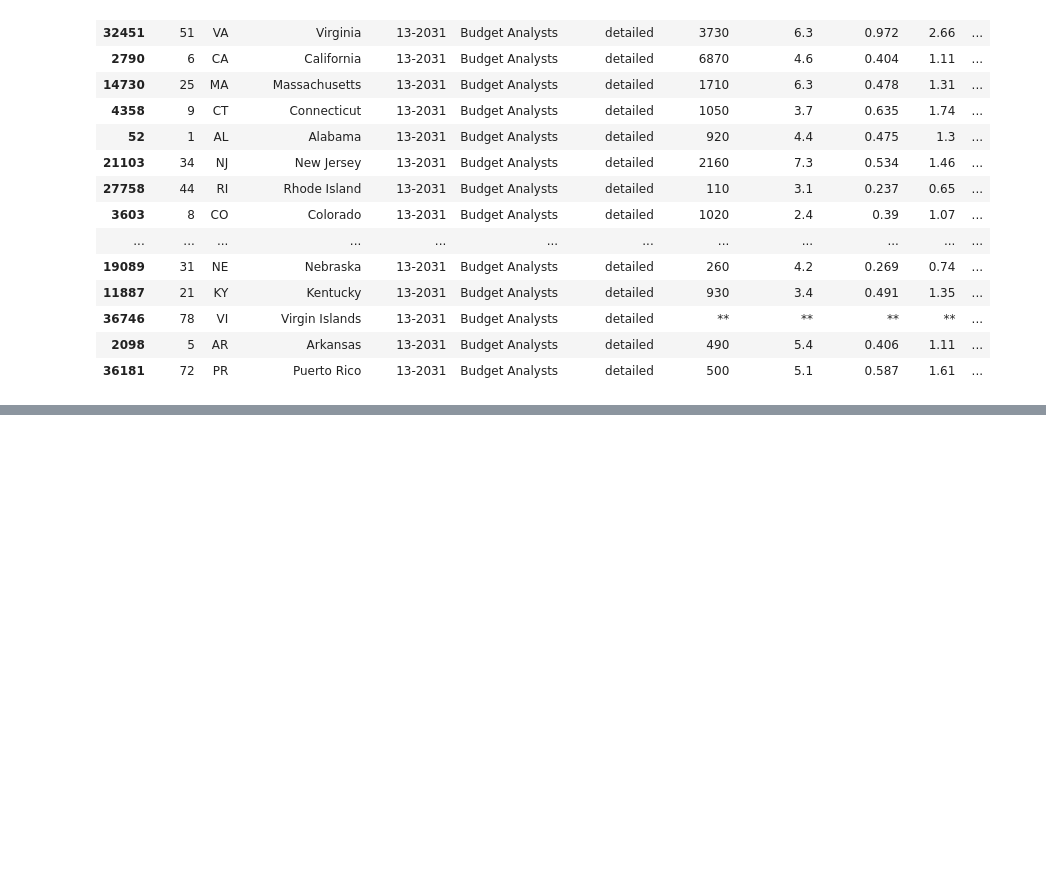
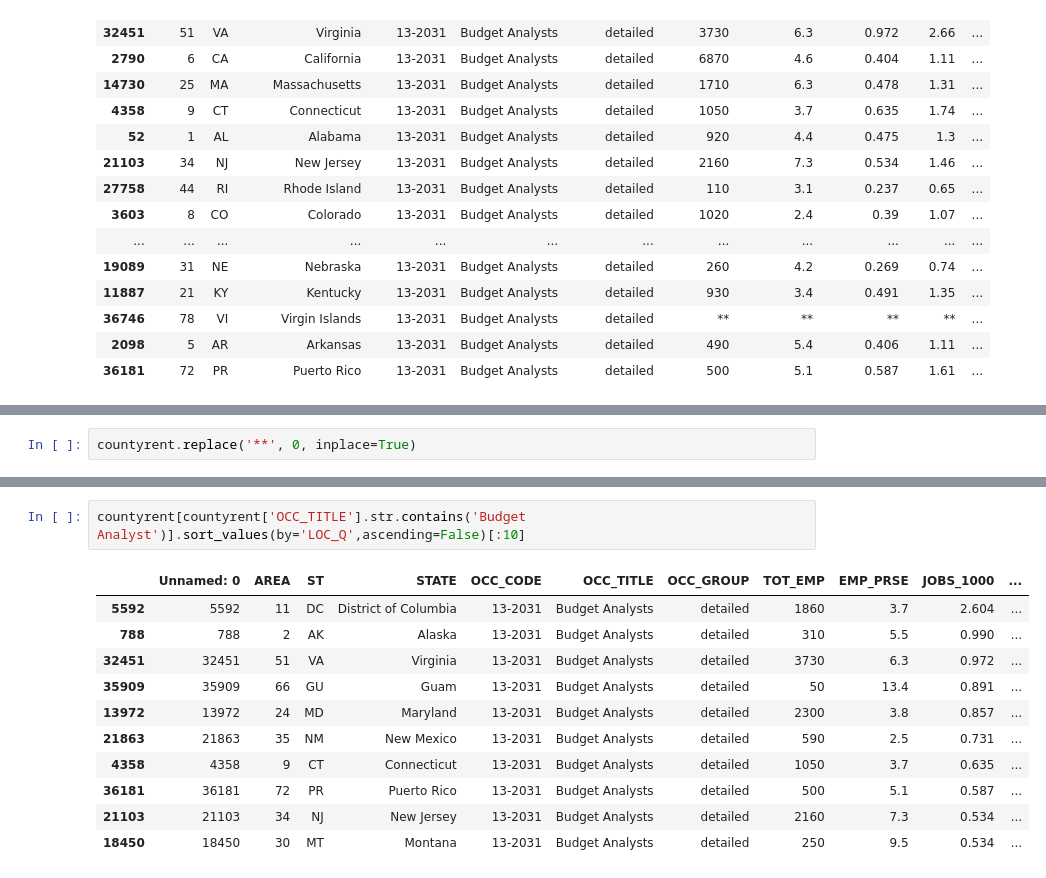
Before and after one commit to MikeDaBossss/Placestolive, a Jupyter notebook: rent.ipynb, the cells around one changed output, grey strips where cells are left out. Drawn from its saved outputs; the diff is of its cells as text; blank space fills up the shorter version.

```diff
--- a/rent.ipynb
+++ b/rent.ipynb
@@ -161,0 +181,2 @@ countyrent[countyrent['OCC_TITLE'].str.contains('Budget Analyst')].sort_values(b
+# %%
+countyrent.replace('**', 0, inplace=True)
@@ -161,0 +187,14 @@ countyrent[countyrent['OCC_TITLE'].str.contains('Budget Analyst')].sort_values(b
+# %%
+countyrent[countyrent['OCC_TITLE'].str.contains('Budget Analyst')].sort_values(by='LOC_Q',ascending=False)[:10]
+# %% [output]
+|  | Unnamed: 0 | AREA | ST | STATE | OCC_CODE | OCC_TITLE | OCC_GROUP | TOT_EMP | EMP_PRSE | JOBS_1000 | ... |
+| 5592 | 5592 | 11 | DC | District of Columbia | 13-2031 | Budget Analysts | detailed | 1860 | 3.7 | 2.604 | ... |
+| 788 | 788 | 2 | AK | Alaska | 13-2031 | Budget Analysts | detailed | 310 | 5.5 | 0.990 | ... |
+| 32451 | 32451 | 51 | VA | Virginia | 13-2031 | Budget Analysts | detailed | 3730 | 6.3 | 0.972 | ... |
+| 35909 | 35909 | 66 | GU | Guam | 13-2031 | Budget Analysts | detailed | 50 | 13.4 | 0.891 | ... |
+| 13972 | 13972 | 24 | MD | Maryland | 13-2031 | Budget Analysts | detailed | 2300 | 3.8 | 0.857 | ... |
+| 21863 | 21863 | 35 | NM | New Mexico | 13-2031 | Budget Analysts | detailed | 590 | 2.5 | 0.731 | ... |
+| 4358 | 4358 | 9 | CT | Connecticut | 13-2031 | Budget Analysts | detailed | 1050 | 3.7 | 0.635 | ... |
+| 36181 | 36181 | 72 | PR | Puerto Rico | 13-2031 | Budget Analysts | detailed | 500 | 5.1 | 0.587 | ... |
+| 21103 | 21103 | 34 | NJ | New Jersey | 13-2031 | Budget Analysts | detailed | 2160 | 7.3 | 0.534 | ... |
+| 18450 | 18450 | 30 | MT | Montana | 13-2031 | Budget Analysts | detailed | 250 | 9.5 | 0.534 | ... |
```
Also changed, not shown: parts of 9 cells of this notebook.
